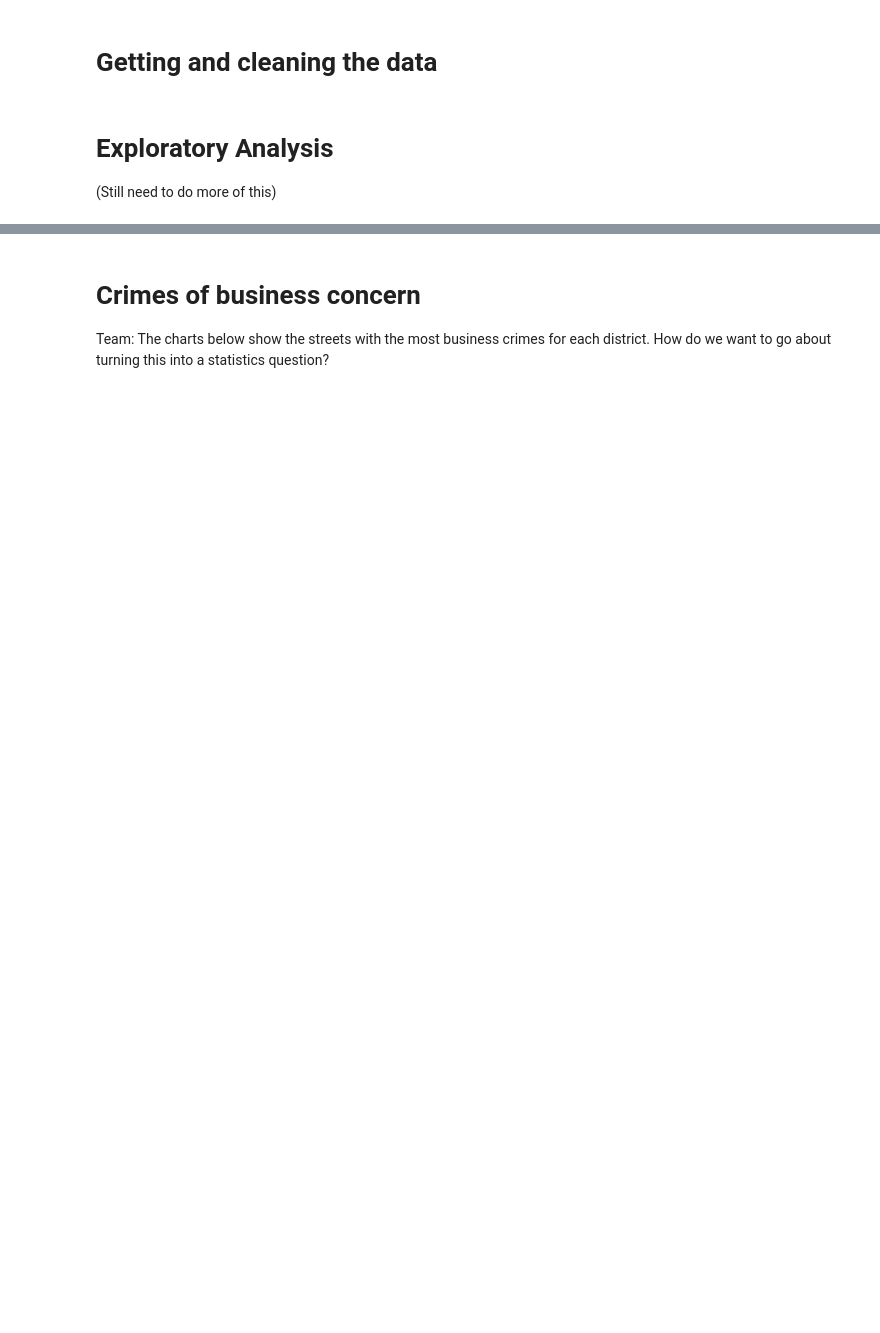
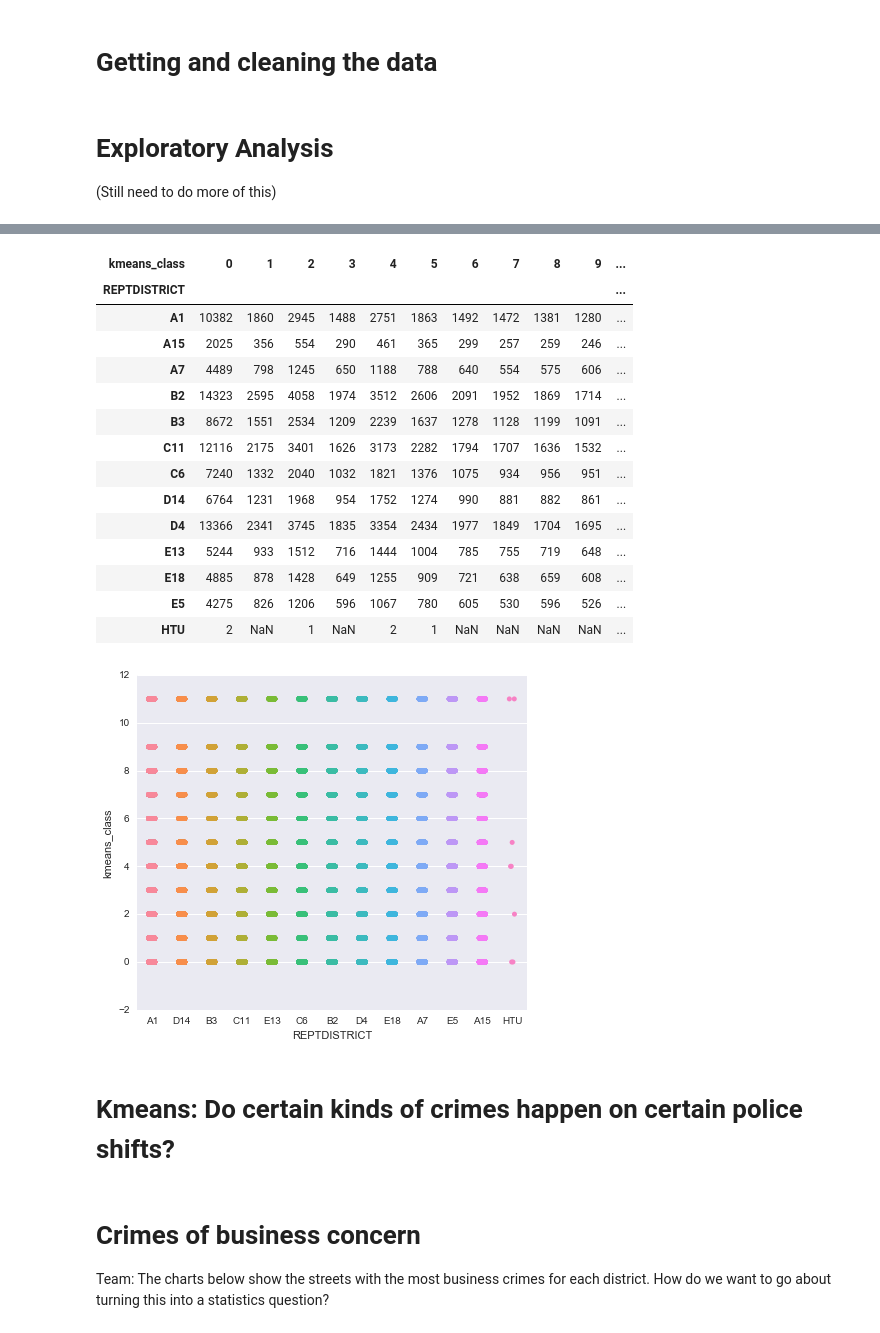
Before and after one commit to aisaacso/SafeBoss, a Jupyter notebook: crimes.ipynb, the cells around one changed output, grey strips where cells are left out. Drawn from its saved outputs; the diff is of its cells as text; code cells hidden in the pictures; blank space fills up the shorter version.

```diff
--- a/crimes.ipynb
+++ b/crimes.ipynb
@@ -168,3 +288,36 @@ Logit Regression Results
+# %%
+# Build the model
+model = KMeans( n_clusters =  len(districts))
+model = model.fit(class_data.iloc[:,1:])
+class_data['kmeans_class'] = model.labels_
+# %%
+# Analyze the model
+
+#Plot the classification
+plt.figure(figsize=(7,6))
+sns.stripplot(x='REPTDISTRICT', y='kmeans_class', data=class_data, jitter= True)
+
+#Confusion matrix
+pd.pivot_table(class_data, index='REPTDISTRICT', columns = 'kmeans_class', values = '11xx', aggfunc = 'count')
+# %% [output]
+| kmeans_class | 0 | 1 | 2 | 3 | 4 | 5 | 6 | 7 | 8 | 9 | ... |
+| REPTDISTRICT |  |  |  |  |  |  |  |  |  |  | ... |
+| A1 | 10382 | 1860 | 2945 | 1488 | 2751 | 1863 | 1492 | 1472 | 1381 | 1280 | ... |
+| A15 | 2025 | 356 | 554 | 290 | 461 | 365 | 299 | 257 | 259 | 246 | ... |
+| A7 | 4489 | 798 | 1245 | 650 | 1188 | 788 | 640 | 554 | 575 | 606 | ... |
+| B2 | 14323 | 2595 | 4058 | 1974 | 3512 | 2606 | 2091 | 1952 | 1869 | 1714 | ... |
+| B3 | 8672 | 1551 | 2534 | 1209 | 2239 | 1637 | 1278 | 1128 | 1199 | 1091 | ... |
+| C11 | 12116 | 2175 | 3401 | 1626 | 3173 | 2282 | 1794 | 1707 | 1636 | 1532 | ... |
+| C6 | 7240 | 1332 | 2040 | 1032 | 1821 | 1376 | 1075 | 934 | 956 | 951 | ... |
+| D14 | 6764 | 1231 | 1968 | 954 | 1752 | 1274 | 990 | 881 | 882 | 861 | ... |
+| D4 | 13366 | 2341 | 3745 | 1835 | 3354 | 2434 | 1977 | 1849 | 1704 | 1695 | ... |
+| E13 | 5244 | 933 | 1512 | 716 | 1444 | 1004 | 785 | 755 | 719 | 648 | ... |
+| E18 | 4885 | 878 | 1428 | 649 | 1255 | 909 | 721 | 638 | 659 | 608 | ... |
+| E5 | 4275 | 826 | 1206 | 596 | 1067 | 780 | 605 | 530 | 596 | 526 | ... |
+| HTU | 2 | NaN | 1 | NaN | 2 | 1 | NaN | NaN | NaN | NaN | ... |
+[figure, added]
+# %% [markdown]
+# Kmeans: Do certain kinds of crimes happen on certain police shifts?
 # %% [markdown]
 # Crimes of business concern
 Team: The charts below show the streets with the most business crimes for each district.
```
Also changed, not shown: parts of 28 cells of this notebook.
